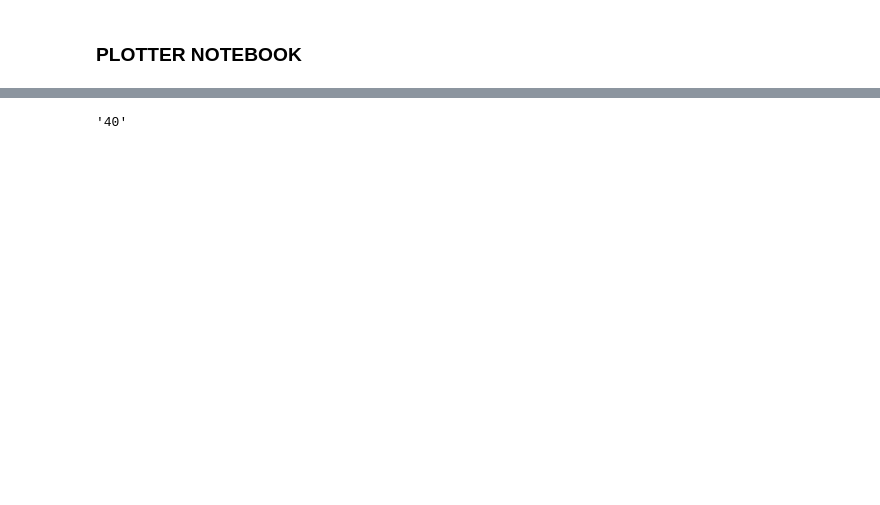
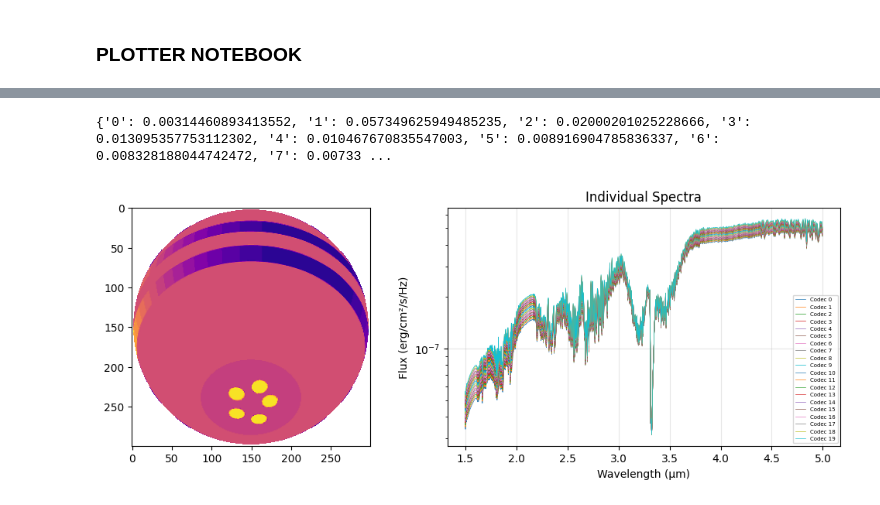
Before and after one commit to fudanguyen/polarVortexJwst, a Jupyter notebook: spec_module/specPlotter.ipynb, the cells around one changed output, grey strips where cells are left out. Cells and saved outputs as stored; diff of their text form; code cells hidden in the pictures; blank space fills up the shorter version.

Commit message:
update polar configuration

```diff
--- a/spec_module/specPlotter.ipynb
+++ b/spec_module/specPlotter.ipynb
@@ -7,11 +11,18 @@ from codec import CodecSystem # Assuming codec.py contains the CodecSystem class
 # %%
-runname = 'timeSeries_1200k_clouds=10'
+### Read the photometry file
+photpath = os.path.join(
+        '/Users/nguyendat/Documents/GitHub/polarVortexJwst/rendering/atm_renderer/output/',
+        'test_polar_v0_static.h5')
+results = readPhotometry(photpath)
+
+### Read codecs and spectra timeseries
+runname = 'timeSeries_1200k_clouds=10_polarStatic'
 dirPath = os.path.join(os.getcwd(), runname)
 # Search for files matching the pattern 'i=*.h5' in the directory
 spectra_files = sorted(glob.glob(os.path.join(dirPath, 'composite*.h5')))
 codec_files = sorted(glob.glob(os.path.join(dirPath, 'codec*.h5')))
 
-# Initialize the results dictionary
+# Initialize the specs dictionary
 specs = {}
 codecs = {}
 
@@ -21,3 +32,8 @@ for index, file in enumerate(spectra_files):
 
     specs[inclin] = CodecSystem.load_spectra_ts_h5(file)
     codecs[inclin] = CodecSystem.load_codec_images_h5(codec_files[index])
+
+# Load the json config codec_config.json
+configPath = glob.glob(os.path.join(dirPath, 'codec_config.json'))[0]
+codec_loaded = CodecSystem()
+codec_loaded.import_mapping(configPath, validate_files=False)
@@ -24,4 +47,24 @@ for index, file in enumerate(spectra_files):
-# %%
-os.path.basename(spectra_files[0]).split('=')[1].split('.')[0]
-# %% [output]
-'40'
+# %%
+fig, axes = plt.subplots(1, 2, figsize=(12, 4), width_ratios=[1, 1.5])
+ax = axes[0]
+frame_id = 22
+ax.imshow(codecs['40'][frame_id]['composite'], cmap='plasma')
+print(codecs['40'][frame_id]['fractions']['fractions'])
+
+# ===== Plot 1: All individual spectra =====
+ax = axes[1]
+for codec_id in range(n):  # Plot all codec
+    wave_i, flux_i = codec_loaded.load_spectrum(codec_id)
+    ax.plot(wave_i, flux_i, alpha=1, lw=0.5, label=f'Codec {codec_id}')
+ax.set_xlabel('Wavelength (μm)')
+ax.set_ylabel('Flux (erg/cm²/s/Hz)')
+ax.set_title('Individual Spectra')
+ax.legend(fontsize=5)
+ax.set_yscale('log')
+ax.grid(True, alpha=0.3)
+
+plt.show()
+plt.close(fig)
+# %% [output]
+{'0': 0.00314460893413552, '1': 0.057349625949485235, '2': 0.02000201025228666, '3': 0.013095357753112302, '4': 0.010467670835547003, '5': 0.008916904785836337, '6': 0.008328188044742472, '7': 0.00733 ...
+[figure, added]
```
Also changed, not shown: parts of 11 cells of this notebook, 15 other files.
